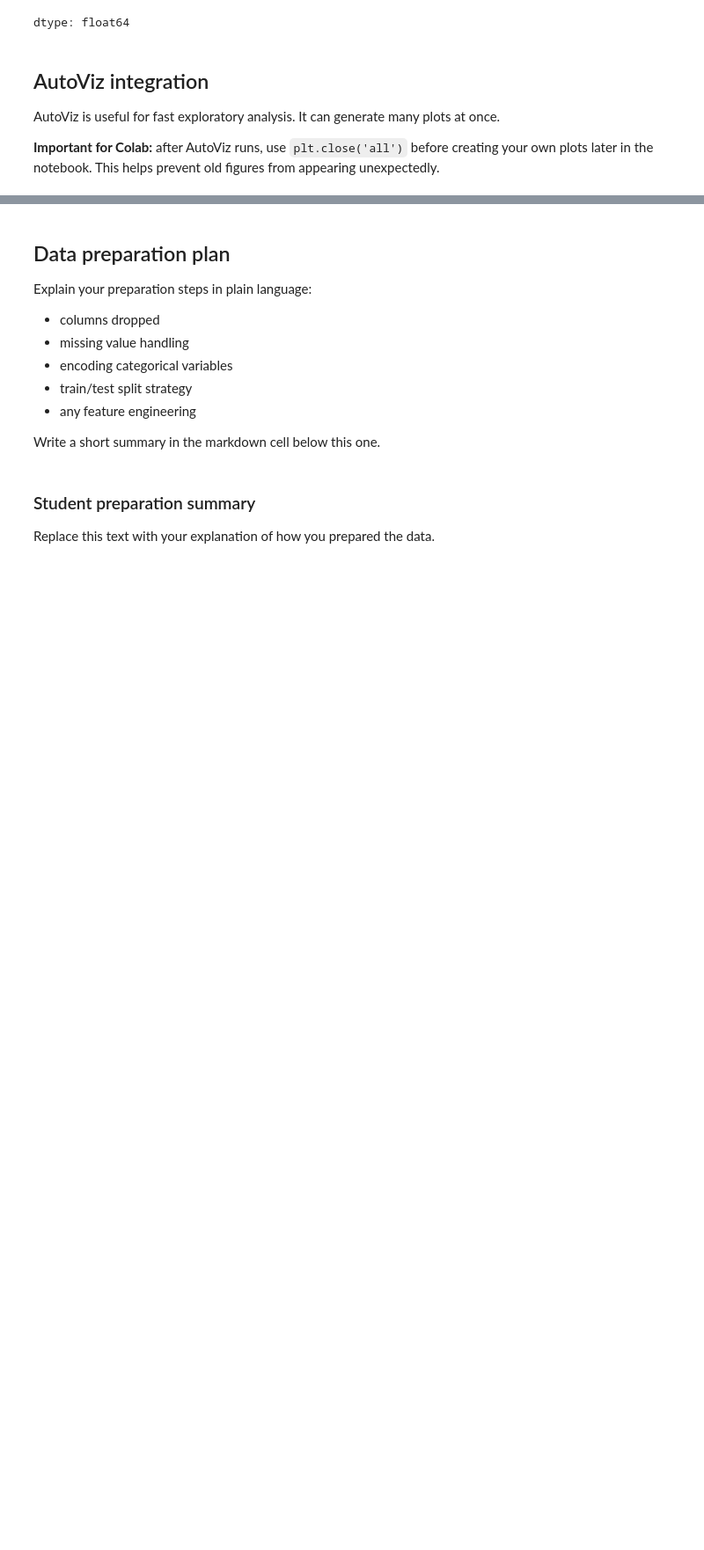
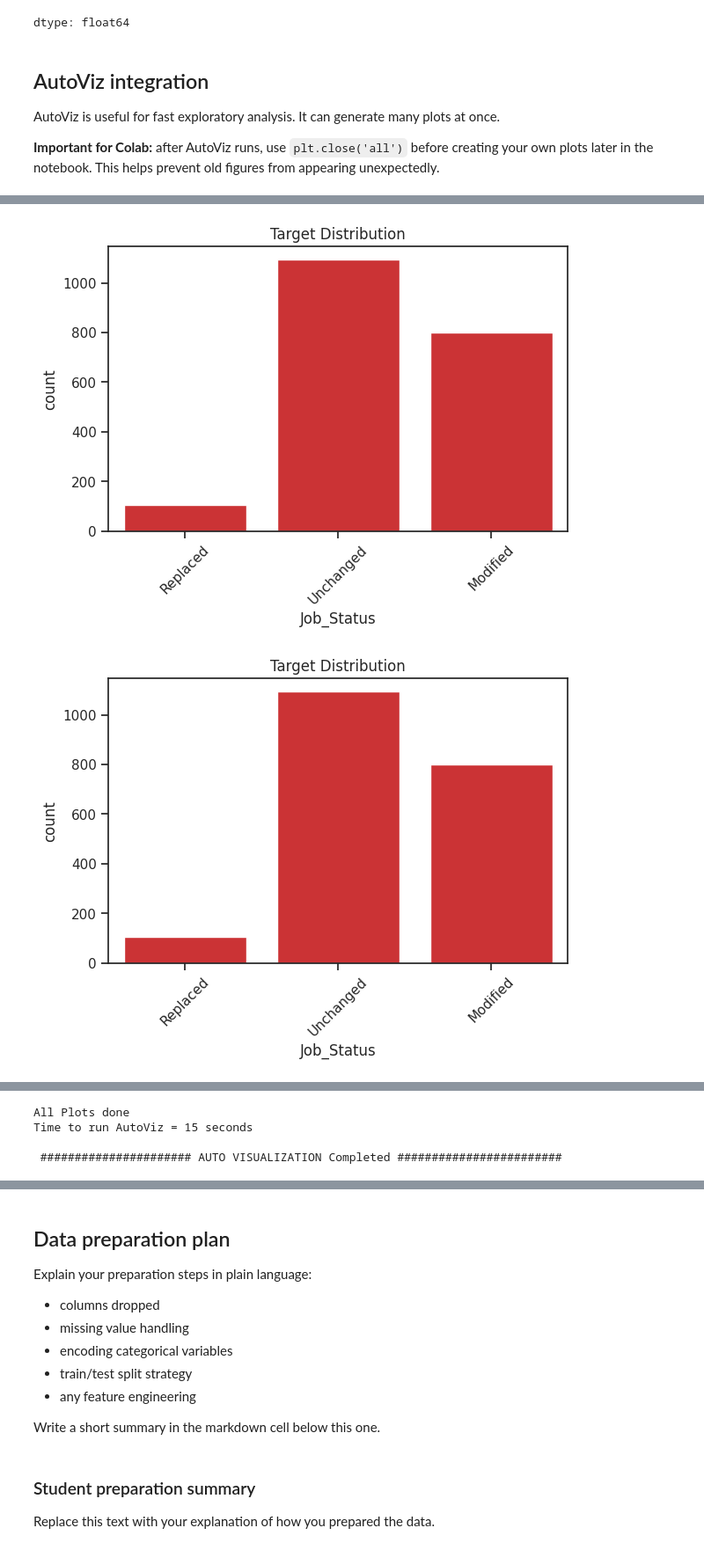
Before and after one commit to Khai-Huynh1/Data-Mining-2026-Project, a Jupyter notebook: data_mining_project_spring_2026.ipynb, the cells around one changed output, grey strips where cells are left out. Shown at 88% size. Cells and saved outputs as stored; diff of their text form; code cells hidden in the pictures; blank space fills up the shorter version.

```diff
--- a/data_mining_project_spring_2026.ipynb
+++ b/data_mining_project_spring_2026.ipynb
@@ -211,20 +205,21 @@ from autoviz.AutoViz_Class import AutoViz_Class
 AV = AutoViz_Class()
 # %%
 # AutoViz example
-# Replace target with your real target column name before running
-# dfte = AV.AutoViz(
-#     "",
-#     sep=",",
-#     depVar=target,
-#     dfte=df,
-#     header=0,
-#     verbose=1,
-#     lowess=False,
-#     chart_format="svg",
-#     max_rows_analyzed=150000,
-#     max_cols_analyzed=30
-# )
+
+dfte = AV.AutoViz(
+     "",
+     sep=",",
+     depVar=target,
+     dfte=df,
+     header=0,
+     verbose=1,
+     lowess=False,
+     chart_format="svg",
+     max_rows_analyzed=150000,
+     max_cols_analyzed=30
+ )
 
 # Clear any queued figures after AutoViz so later plots behave normally in Colab
 import matplotlib.pyplot as plt
 plt.close('all')
+# %% [output]
@@ -230,0 +260,2 @@ plt.close('all')
+[figure, added]
+[figure, added]
@@ -231,3 +268,7 @@ plt.close('all')
+All Plots done
+Time to run AutoViz = 15 seconds
+
+ ###################### AUTO VISUALIZATION Completed ########################
 # %%
 # Code for custom visualiations (optional)
 
```
Also changed, not shown: parts of 12 cells of this notebook.
